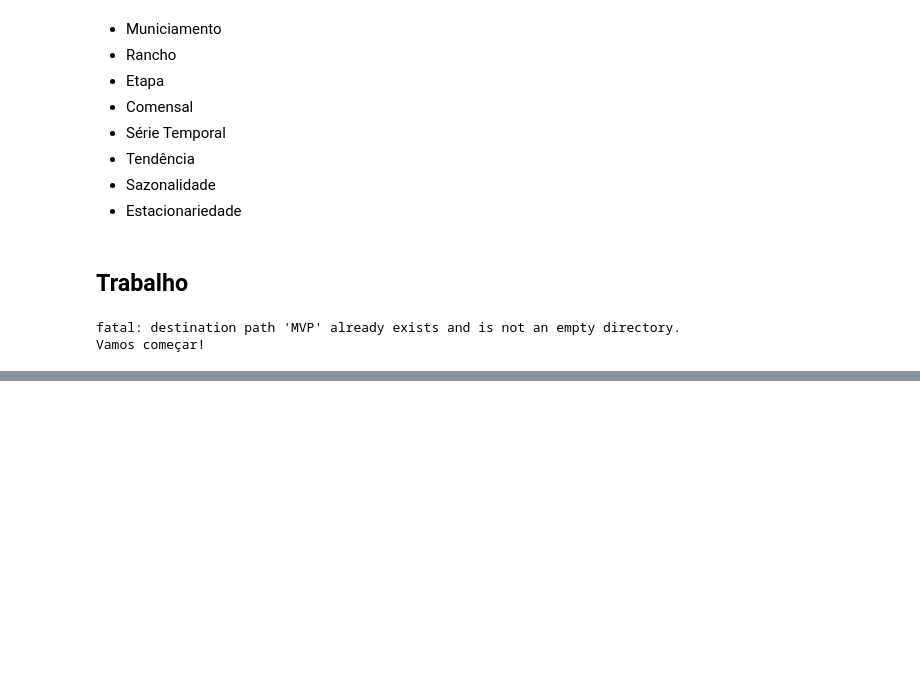
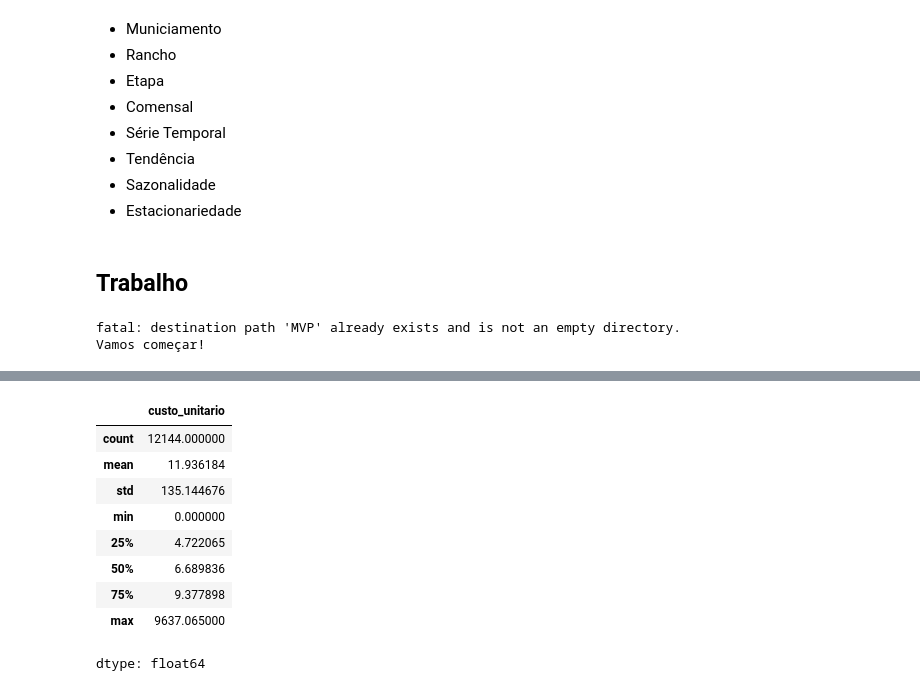
Before and after one commit to ffserro/MVP, a Jupyter notebook: mvp.ipynb, the cells around one changed output, grey strips where cells are left out. Cells and saved outputs as stored; diff of their text form; code cells hidden in the pictures; blank space fills up the shorter version.

```diff
--- a/mvp.ipynb
+++ b/mvp.ipynb
@@ -74,0 +99,13 @@ da = pd.concat([da]+[pd.read_excel(d) for d in glob('/content/MVP/dados/da/*')])
+# %%
+mmm_custo_unitario.custo_unitario.describe()
+# %% [output]
+|  | custo_unitario |
+| count | 12144.000000 |
+| mean | 11.936184 |
+| std | 135.144676 |
+| min | 0.000000 |
+| 25% | 4.722065 |
+| 50% | 6.689836 |
+| 75% | 9.377898 |
+| max | 9637.065000 |
+dtype: float64
```
Also changed, not shown: parts of 29 cells of this notebook.
